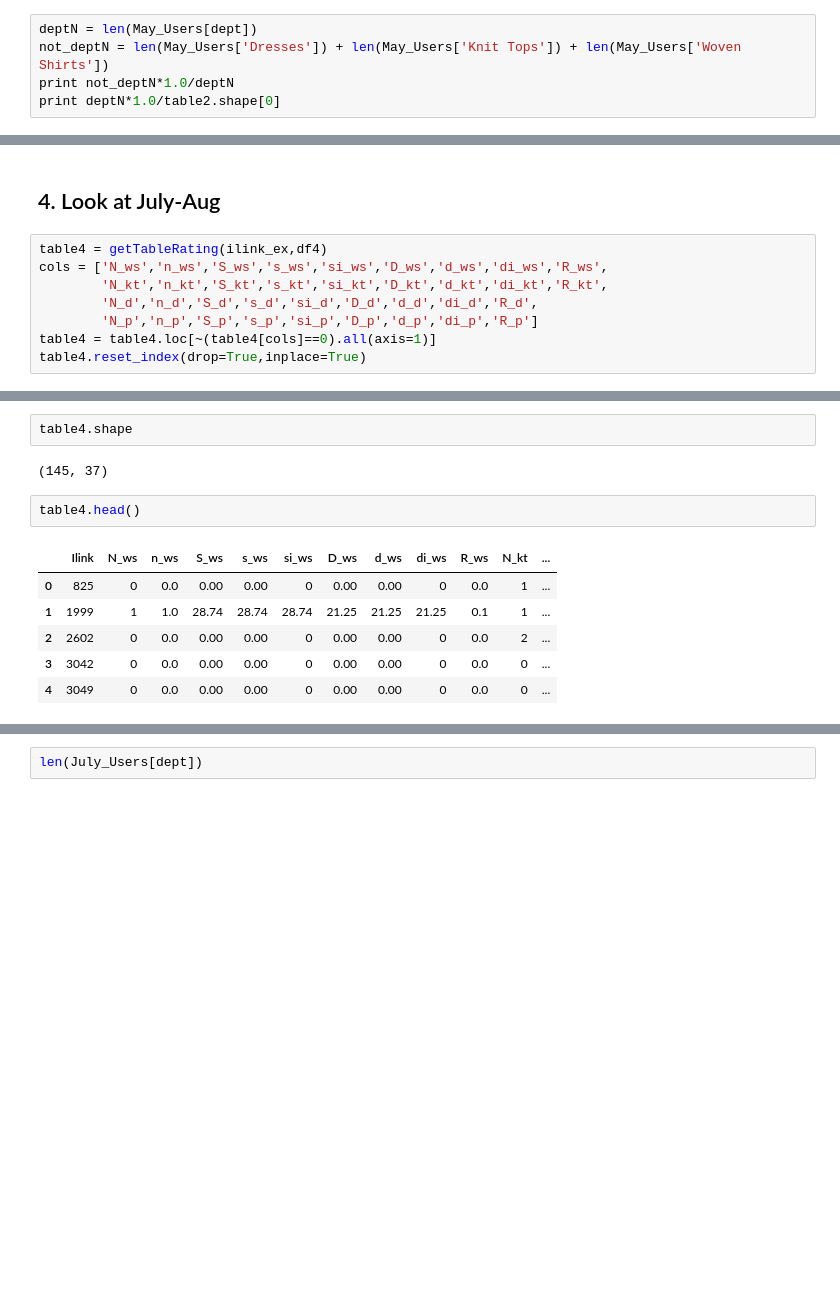
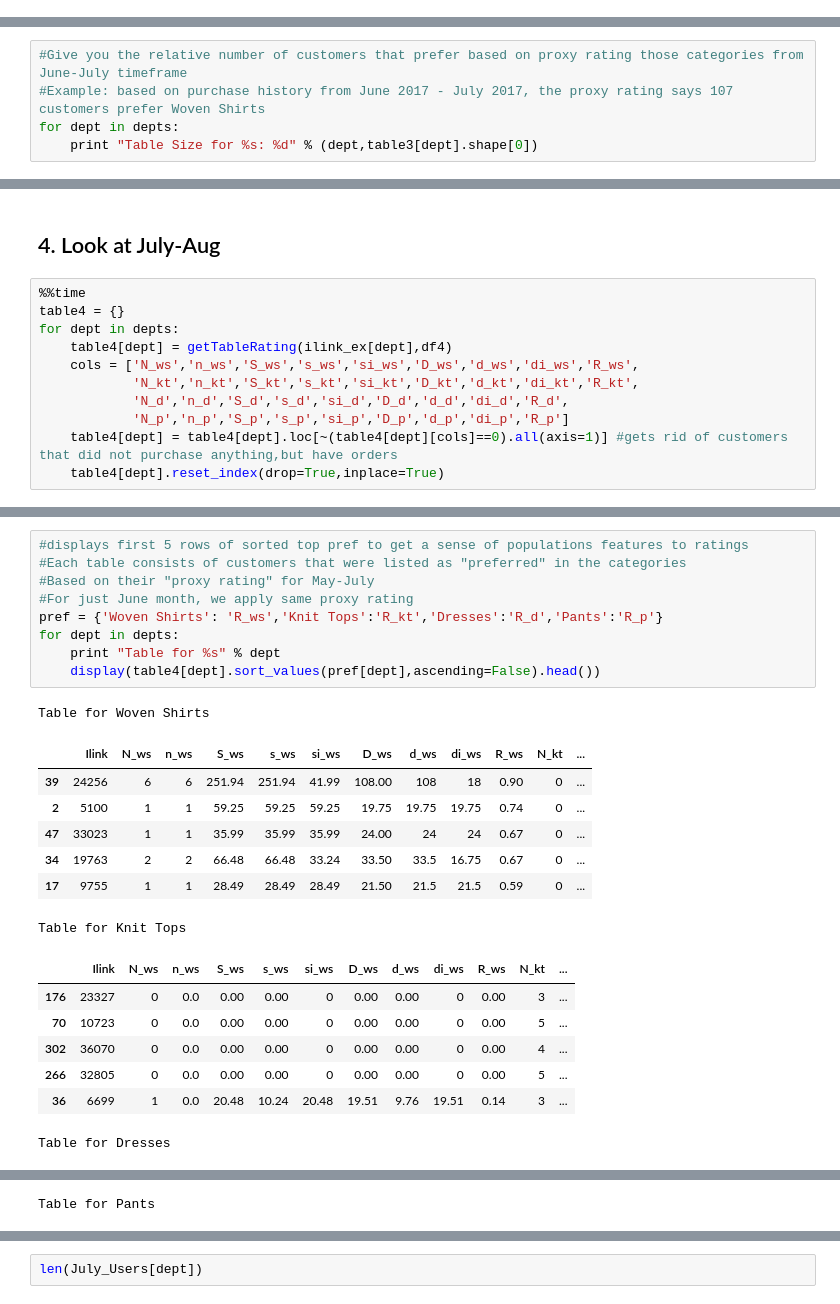
Before and after one commit to alexander-pan/Ecommerce, a Jupyter notebook: Data_Exploration.ipynb, the cells around one changed output, grey strips where cells are left out. Drawn from its saved outputs; the diff is of its cells as text; blank space fills up the shorter version.

```diff
--- a/Data_Exploration.ipynb
+++ b/Data_Exploration.ipynb
@@ -381,5 +472,0 @@ len(May_Users[dept])
-# %%
-deptN = len(May_Users[dept])
-not_deptN = len(May_Users['Dresses']) + len(May_Users['Knit Tops']) + len(May_Users['Woven Shirts'])
-print not_deptN*1.0/deptN
-print deptN*1.0/table2.shape[0]
@@ -411,0 +527,5 @@ table3.head()
+# %%
+#Give you the relative number of customers that prefer based on proxy rating those categories from June-July timeframe
+#Example: based on purchase history from June 2017 - July 2017, the proxy rating says 107 customers prefer Woven Shirts
+for dept in depts:
+    print "Table Size for %s: %d" % (dept,table3[dept].shape[0])
@@ -447,10 +588,13 @@ print deptN*1.0/table3.shape[0]
 # %% [markdown]
 ## 4. Look at July-Aug
 # %%
-table4 = getTableRating(ilink_ex,df4)
-cols = ['N_ws','n_ws','S_ws','s_ws','si_ws','D_ws','d_ws','di_ws','R_ws',
-        'N_kt','n_kt','S_kt','s_kt','si_kt','D_kt','d_kt','di_kt','R_kt',
-        'N_d','n_d','S_d','s_d','si_d','D_d','d_d','di_d','R_d',
-        'N_p','n_p','S_p','s_p','si_p','D_p','d_p','di_p','R_p']
-table4 = table4.loc[~(table4[cols]==0).all(axis=1)]
-table4.reset_index(drop=True,inplace=True)
+%%time
+table4 = {}
+for dept in depts:
+    table4[dept] = getTableRating(ilink_ex[dept],df4)
+    cols = ['N_ws','n_ws','S_ws','s_ws','si_ws','D_ws','d_ws','di_ws','R_ws',
+            'N_kt','n_kt','S_kt','s_kt','si_kt','D_kt','d_kt','di_kt','R_kt',
+            'N_d','n_d','S_d','s_d','si_d','D_d','d_d','di_d','R_d',
+            'N_p','n_p','S_p','s_p','si_p','D_p','d_p','di_p','R_p']
+    table4[dept] = table4[dept].loc[~(table4[dept][cols]==0).all(axis=1)] #gets rid of customers that did not purchase anything,but have orders
+    table4[dept].reset_index(drop=True,inplace=True)
@@ -457,13 +604,25 @@ table4.reset_index(drop=True,inplace=True)
-# %%
-table4.shape
-# %% [output]
-(145, 37)
-# %%
-table4.head()
-# %% [output]
-|  | Ilink | N_ws | n_ws | S_ws | s_ws | si_ws | D_ws | d_ws | di_ws | R_ws | N_kt | ... |
-| 0 | 825 | 0 | 0.0 | 0.00 | 0.00 | 0 | 0.00 | 0.00 | 0 | 0.0 | 1 | ... |
-| 1 | 1999 | 1 | 1.0 | 28.74 | 28.74 | 28.74 | 21.25 | 21.25 | 21.25 | 0.1 | 1 | ... |
-| 2 | 2602 | 0 | 0.0 | 0.00 | 0.00 | 0 | 0.00 | 0.00 | 0 | 0.0 | 2 | ... |
-| 3 | 3042 | 0 | 0.0 | 0.00 | 0.00 | 0 | 0.00 | 0.00 | 0 | 0.0 | 0 | ... |
-| 4 | 3049 | 0 | 0.0 | 0.00 | 0.00 | 0 | 0.00 | 0.00 | 0 | 0.0 | 0 | ... |
+# %%
+#displays first 5 rows of sorted top pref to get a sense of populations features to ratings
+#Each table consists of customers that were listed as "preferred" in the categories
+#Based on their "proxy rating" for May-July
+#For just June month, we apply same proxy rating
+pref = {'Woven Shirts': 'R_ws','Knit Tops':'R_kt','Dresses':'R_d','Pants':'R_p'}
+for dept in depts:
+    print "Table for %s" % dept
+    display(table4[dept].sort_values(pref[dept],ascending=False).head())
+# %% [output]
+Table for Woven Shirts
+|  | Ilink | N_ws | n_ws | S_ws | s_ws | si_ws | D_ws | d_ws | di_ws | R_ws | N_kt | ... |
+| 39 | 24256 | 6 | 6 | 251.94 | 251.94 | 41.99 | 108.00 | 108 | 18 | 0.90 | 0 | ... |
+| 2 | 5100 | 1 | 1 | 59.25 | 59.25 | 59.25 | 19.75 | 19.75 | 19.75 | 0.74 | 0 | ... |
+| 47 | 33023 | 1 | 1 | 35.99 | 35.99 | 35.99 | 24.00 | 24 | 24 | 0.67 | 0 | ... |
+| 34 | 19763 | 2 | 2 | 66.48 | 66.48 | 33.24 | 33.50 | 33.5 | 16.75 | 0.67 | 0 | ... |
+| 17 | 9755 | 1 | 1 | 28.49 | 28.49 | 28.49 | 21.50 | 21.5 | 21.5 | 0.59 | 0 | ... |
+Table for Knit Tops
+|  | Ilink | N_ws | n_ws | S_ws | s_ws | si_ws | D_ws | d_ws | di_ws | R_ws | N_kt | ... |
+| 176 | 23327 | 0 | 0.0 | 0.00 | 0.00 | 0 | 0.00 | 0.00 | 0 | 0.00 | 3 | ... |
+| 70 | 10723 | 0 | 0.0 | 0.00 | 0.00 | 0 | 0.00 | 0.00 | 0 | 0.00 | 5 | ... |
+| 302 | 36070 | 0 | 0.0 | 0.00 | 0.00 | 0 | 0.00 | 0.00 | 0 | 0.00 | 4 | ... |
+| 266 | 32805 | 0 | 0.0 | 0.00 | 0.00 | 0 | 0.00 | 0.00 | 0 | 0.00 | 5 | ... |
+| 36 | 6699 | 1 | 0.0 | 20.48 | 10.24 | 20.48 | 19.51 | 9.76 | 19.51 | 0.14 | 3 | ... |
+Table for Dresses
@@ -469,0 +635 @@ table4.head()
+Table for Pants
```
Also changed, not shown: parts of 40 cells of this notebook.
